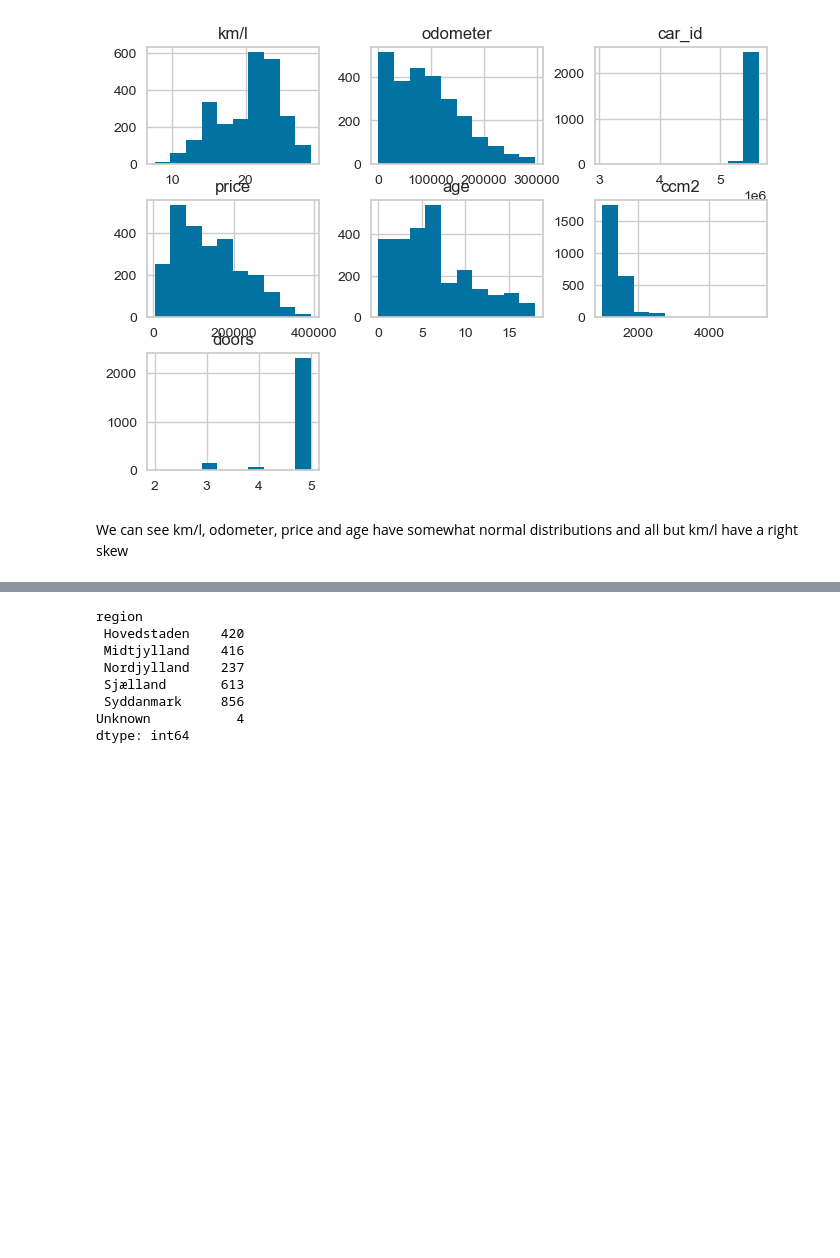
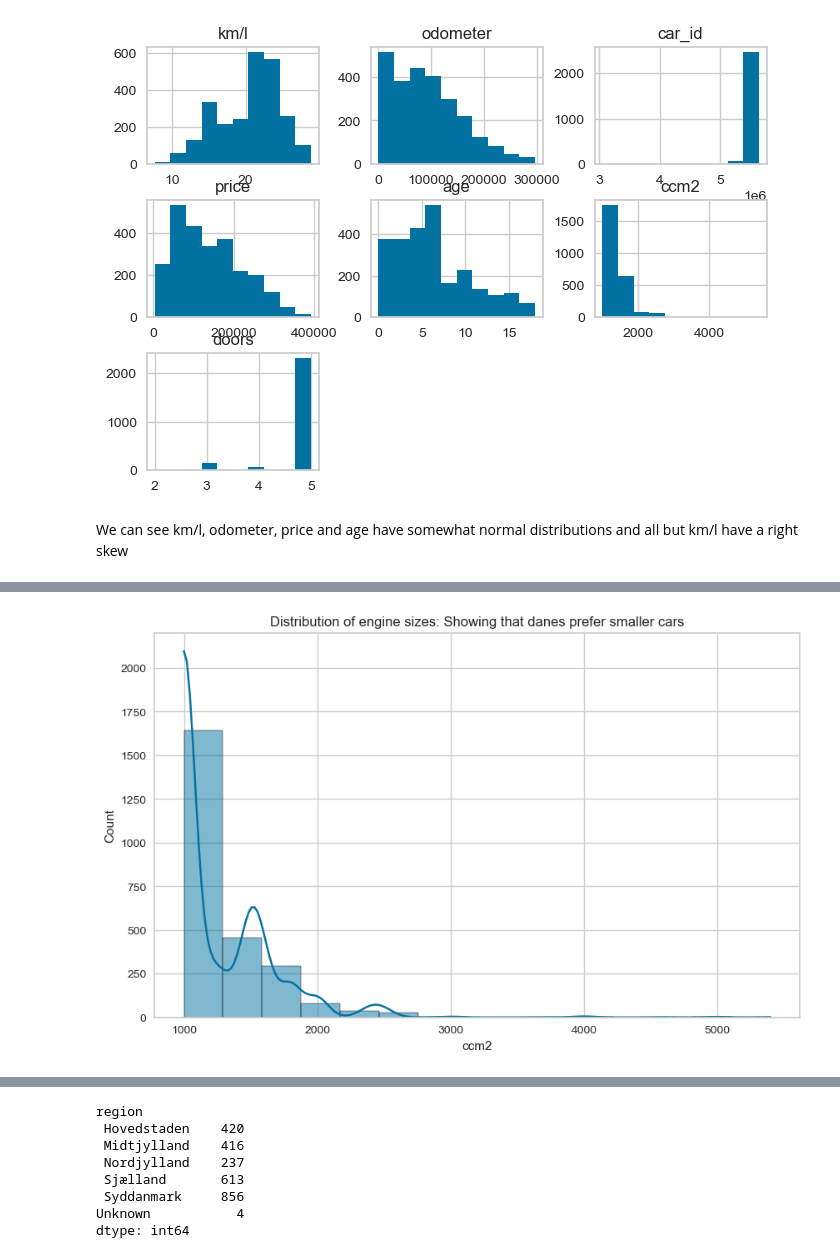
Before and after one commit to DavidK97/Car-Analysis, a Jupyter notebook: MP2-ML-Cars.ipynb, the cells around one changed output, grey strips where cells are left out. Drawn from its saved outputs; the diff is of its cells as text; code cells hidden in the pictures; blank space fills up the shorter version.

```diff
--- a/MP2-ML-Cars.ipynb
+++ b/MP2-ML-Cars.ipynb
@@ -542,0 +560,11 @@ We can see km/l, odometer, price and age have somewhat normal distributions and
+# %%
+# Histogram of ccm2
+plt.figure(figsize=(10, 6))
+sbn.histplot(df_without_outliers['ccm2'], bins=15, kde=True)
+
+
+plt.title('Distribution of engine sizes: Showing that danes prefer smaller cars')
+
+plt.show()
+# %% [output]
+[figure, added]
```
Also changed, not shown: parts of 6 cells of this notebook.
